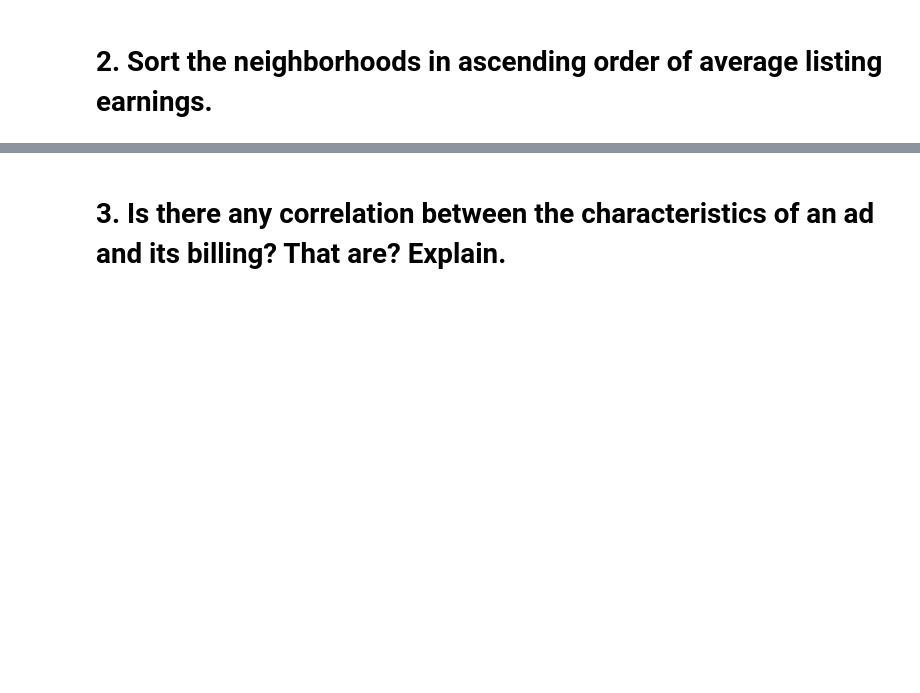
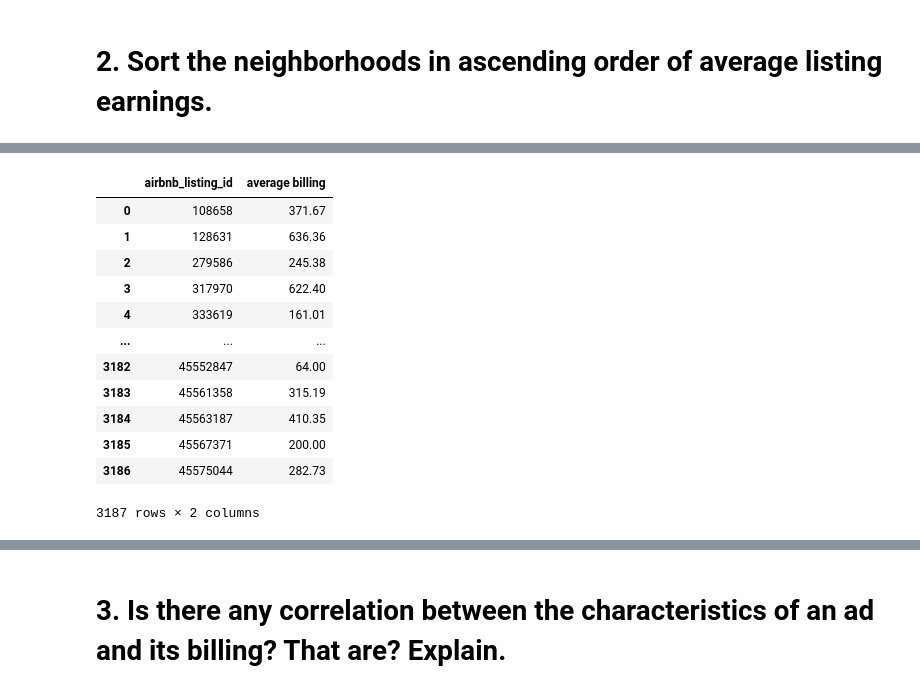
Before and after one commit to carneiroRomulo/SeazoneChallenge, a Jupyter notebook: Challenge.ipynb, the cells around one changed output, grey strips where cells are left out. Saved outputs shown, nothing was run; the diff lists cells and outputs as text; code cells hidden in the pictures; blank space fills up the shorter version.

```diff
--- a/Challenge.ipynb
+++ b/Challenge.ipynb
@@ -161 +153,20 @@ price
+# %%
+# Calculates average billing per month for ads
+billing = occupied.groupby('airbnb_listing_id', as_index=False).price_string.mean().round(2)
+billing.rename(columns={'price_string':'average billing'}, inplace=True)
+billing
+# %% [output]
+|  | airbnb_listing_id | average billing |
+| 0 | 108658 | 371.67 |
+| 1 | 128631 | 636.36 |
+| 2 | 279586 | 245.38 |
+| 3 | 317970 | 622.40 |
+| 4 | 333619 | 161.01 |
+| ... | ... | ... |
+| 3182 | 45552847 | 64.00 |
+| 3183 | 45561358 | 315.19 |
+| 3184 | 45563187 | 410.35 |
+| 3185 | 45567371 | 200.00 |
+| 3186 | 45575044 | 282.73 |
+3187 rows × 2 columns
 # %%
```
Also changed, not shown: parts of 28 cells of this notebook.
